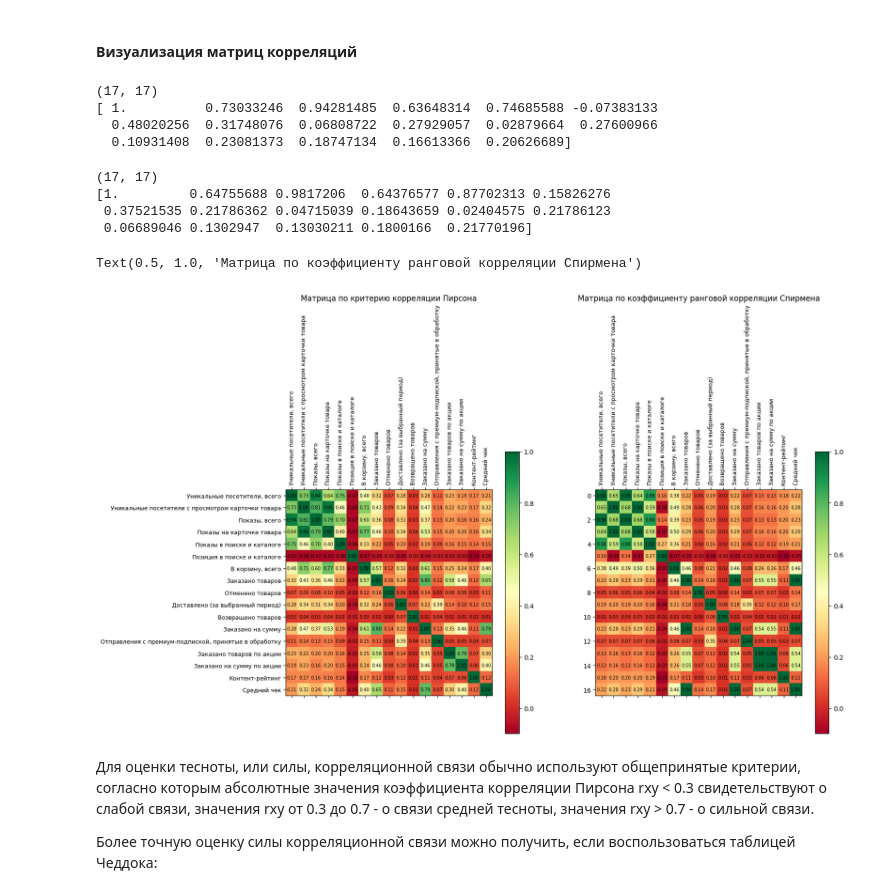
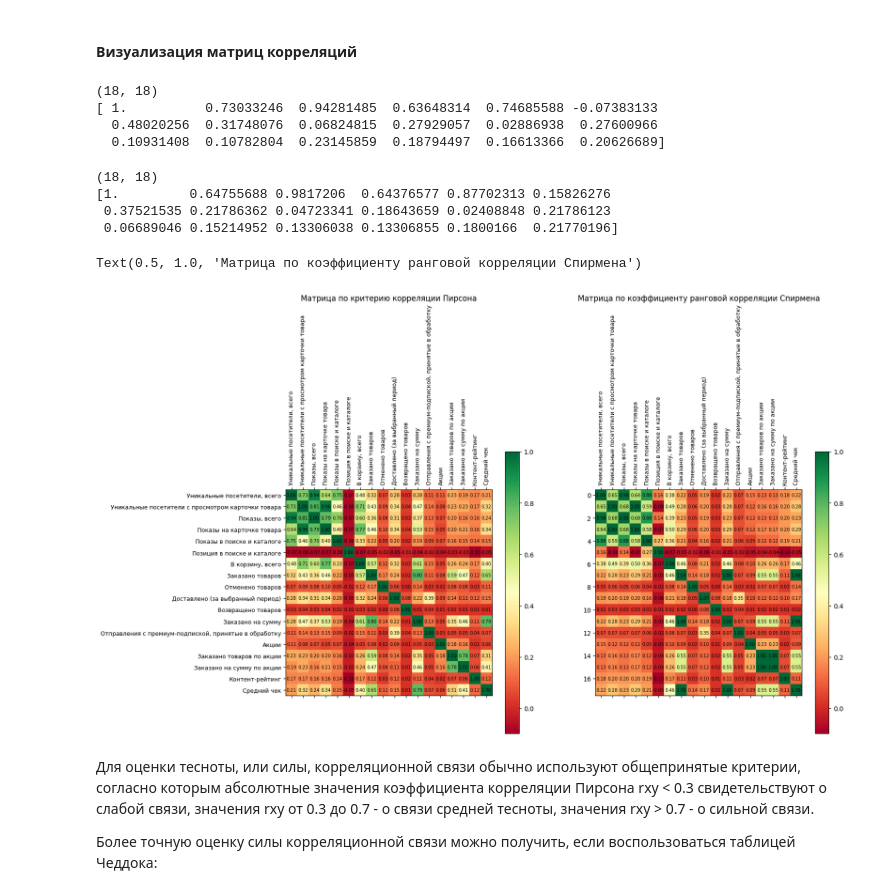
Before and after one commit to Untick/Marketplaces, a Jupyter notebook: Domoscanova Irina/AI_стажировка_Ingate.ipynb, the cells around one changed output. Drawn from its saved outputs; the diff is of its cells as text; code cells hidden in the pictures.

```diff
--- a/Domoscanova Irina/AI_стажировка_Ingate.ipynb
+++ b/Domoscanova Irina/AI_стажировка_Ingate.ipynb
@@ -413,8 +413,3 @@ ozon_data.head()
 | 3 | Разное автопринадлежности | Светодиодная подсветка салона | Светодиодная подсветка салона | 882353427 | 34414 | 2023-03-08 | 47 | ... |
 | 4 | Разное автопринадлежности | Светодиодная подсветка салона | Светодиодная подсветка салона | 882353427 | 34414 | 2023-03-09 | 27 | ... |
 5 rows × 24 columns
-# %%
-# Замена всех пропусков на 0
-ozon_data.fillna(0, inplace=True)
-ozon_data['Акции'].astype(str)
-ozon_data.head(20)
@@ -440,4 +416,5 @@ ozon_data.head(20)
 # %%
-# Замена названий акций в столбце Акция на единицу
-#ozon_data.loc[ozon_data.Акции != '0', 'Акции'] = 1
-#ozon_data.head(20)
+# Замена пропусков на 0, текста в столбце Акции на 1
+ozon_data['Акции'] = np.where(pd.notna(ozon_data['Акции']), 1, 0)
+ozon_data['Средний чек'] = ozon_data['Средний чек'].fillna(0)
+ozon_data.head(20)
@@ -497,7 +493,7 @@ dtypes: float64(7), int64(11), object(5)
 memory usage: 44.9+ MB
 # %%
 # Удаление столбцов с текстом
-ozon_data_corr = ozon_data.drop(['Товары', 'Модель', 'Артикул', 'Акции', 'Категория 3-го уровня', 'Ozon ID'], axis=1)
+ozon_data_corr = ozon_data.drop(['Товары', 'Модель', 'Артикул', 'Категория 3-го уровня', 'Ozon ID'], axis=1)
 ozon_data_corr.head()
 # %% [output]
 |  | Уникальные посетители, всего | Уникальные посетители с просмотро... | Показы, всего | Показы на карточке товара | Показы в поиске и каталоге | ... |
@@ -561,20 +555,20 @@ np_ozon_data_corr_matrixP = ozon_data_corr_matrixP.values
 print(np_ozon_data_corr_matrixP.shape)
 print(np_ozon_data_corr_matrixP[0])
 # %% [output]
-(17, 17)
+(18, 18)
 [ 1.          0.73033246  0.94281485  0.63648314  0.74685588 -0.07383133
-  0.48020256  0.31748076  0.06808722  0.27929057  0.02879664  0.27600966
-  0.10931408  0.23081373  0.18747134  0.16613366  0.20626689]
+  0.48020256  0.31748076  0.06824815  0.27929057  0.02886938  0.27600966
+  0.10931408  0.10782804  0.23145859  0.18794497  0.16613366  0.20626689]
 # %%
 # Перевожу ozon_data_corr_matrixS в npy массив
 np_ozon_data_corr_matrixS = ozon_data_corr_matrixS.values
 print(np_ozon_data_corr_matrixS.shape)
 print(np_ozon_data_corr_matrixS[0])
 # %% [output]
-(17, 17)
+(18, 18)
 [1.         0.64755688 0.9817206  0.64376577 0.87702313 0.15826276
- 0.37521535 0.21786362 0.04715039 0.18643659 0.02404575 0.21786123
- 0.06689046 0.1302947  0.13030211 0.1800166  0.21770196]
+ 0.37521535 0.21786362 0.04723341 0.18643659 0.02408848 0.21786123
+ 0.06689046 0.15214952 0.13306038 0.13306855 0.1800166  0.21770196]
 # %%
 # Построение тепловой карты
 # Лейблы оси X
@@ -591,6 +585,7 @@ x = ['Уникальные посетители, всего',
      'Возвращено товаров',
      'Заказано на сумму',
      'Отправления с премиум-подпиской, принятые в обработку',
+     'Акции',
      'Заказано товаров по акции',
      'Заказано на сумму по акции',
      'Контент-рейтинг',
@@ -610,6 +605,7 @@ y = ['Уникальные посетители, всего',
      'Возвращено товаров',
      'Заказано на сумму',
      'Отправления с премиум-подпиской, принятые в обработку',
+     'Акции',
      'Заказано товаров по акции',
      'Заказано на сумму по акции',
      'Контент-рейтинг',
@@ -617,34 +613,34 @@ y = ['Уникальные посетители, всего',
 
 fig, axes = plt.subplots(ncols=2, figsize=(16, 8))
 ax1, ax2 = axes
 im1 = ax1.matshow(np_ozon_data_corr_matrixP, cmap='RdYlGn')
 im2 = ax2.matshow(np_ozon_data_corr_matrixS, cmap='RdYlGn')
 
 ax1.set_xticks(np.arange(len(x)), labels=x)                                     # Отрисовка делений и подписей к делениям
 ax1.set_yticks(np.arange(len(y)), labels=y)
 ax2.set_xticks(np.arange(len(x)), labels=x)
 plt.setp(ax1.get_xticklabels(), rotation=90, fontsize=9)                        # Параметры для подписей делений
 plt.setp(ax1.get_yticklabels(), fontsize=9)
 plt.setp(ax2.get_xticklabels(), rotation=90, fontsize=9)
 
 for i in range(len(y)):                                                         # Подписи данных
     for j in range(len(x)):
         text = ax1.text(j, i, '{0:0.2f}'.format(np_ozon_data_corr_matrixP[i, j]),
                        ha="center", va="center", color="black", fontsize=7)
 
 for i in range(len(y)):
     for j in range(len(x)):
         text = ax2.text(j, i, '{0:0.2f}'.format(np_ozon_data_corr_matrixS[i, j]),
                        ha="center", va="center", color="black", fontsize=7)
 
 fig.colorbar(im1)
 fig.colorbar(im2)
 
 ax1.set_title('Матрица по критерию корреляции Пирсона')
 ax2.set_title('Матрица по коэффициенту ранговой корреляции Спирмена')
 # %% [output]
 Text(0.5, 1.0, 'Матрица по коэффициенту ранговой корреляции Спирмена')
-[figure, old version]
+[figure, new version]
 # %% [markdown]
 Для оценки тесноты, или силы, корреляционной связи обычно используют общепринятые критерии, согласно которым абсолютные значения коэффициента корреляции Пирсона rxy < 0.3 свидетельствуют о слабой связи, значения rxy от 0.3 до 0.7 - о связи средней тесноты, значения rxy > 0.7 - о сильной связи.
 
```
Also changed, not shown: parts of 6 cells of this notebook.
